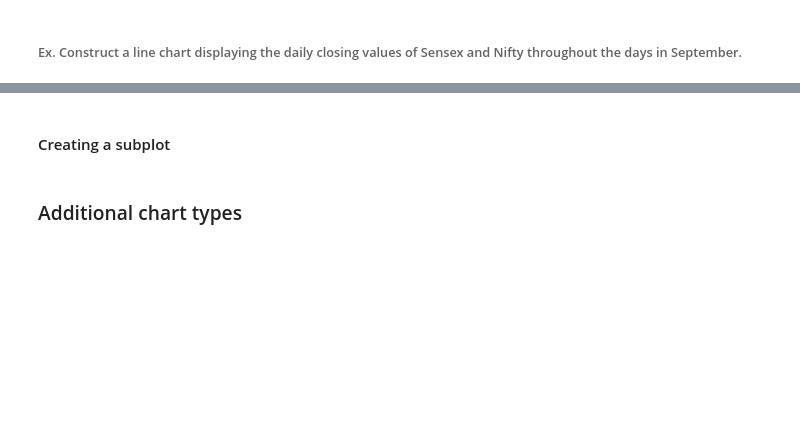
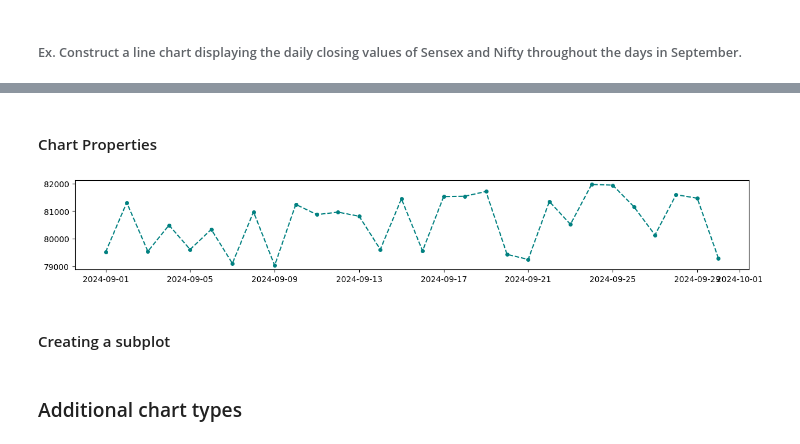
Before and after one commit to knowledge-corner/12_May_2025_Optum_Global, a Jupyter notebook: Classwork/Day - 1 classwork.ipynb, the cells around one changed output, grey strips where cells are left out. Cells and saved outputs as stored; diff of their text form; code cells hidden in the pictures; blank space fills up the shorter version.

```diff
--- a/Classwork/Day - 1 classwork.ipynb
+++ b/Classwork/Day - 1 classwork.ipynb
@@ -1529,3 +1567,12 @@ nifty = np.random.randint(23000, 25000, size = 30)
+# %% [markdown]
+#### Chart Properties
+# %%
+plt.figure(figsize = (15, 2))
+plt.plot(dates, sensex, c = "teal", marker = "o", markersize = 4, ls = "--")
+
+plt.show()
+# %% [output]
+[figure, added]
 # %% [markdown]
 #### Creating a subplot
 # %% [markdown]
```
Also changed, not shown: parts of 10 cells of this notebook.
